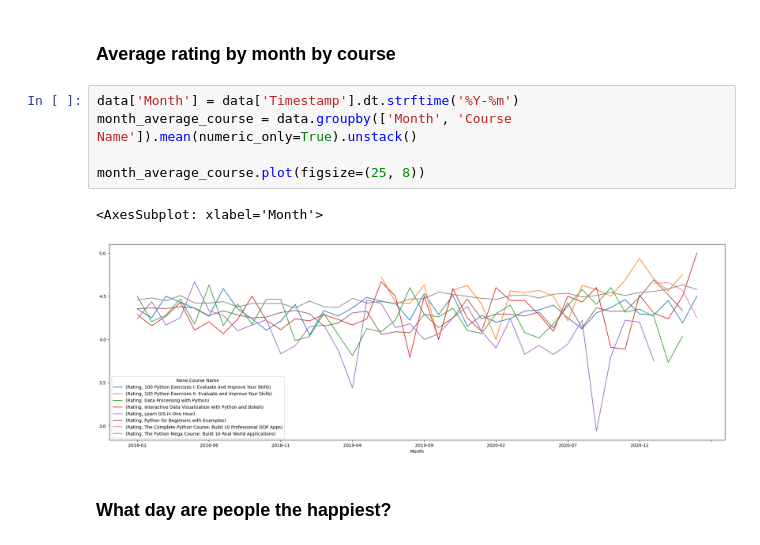
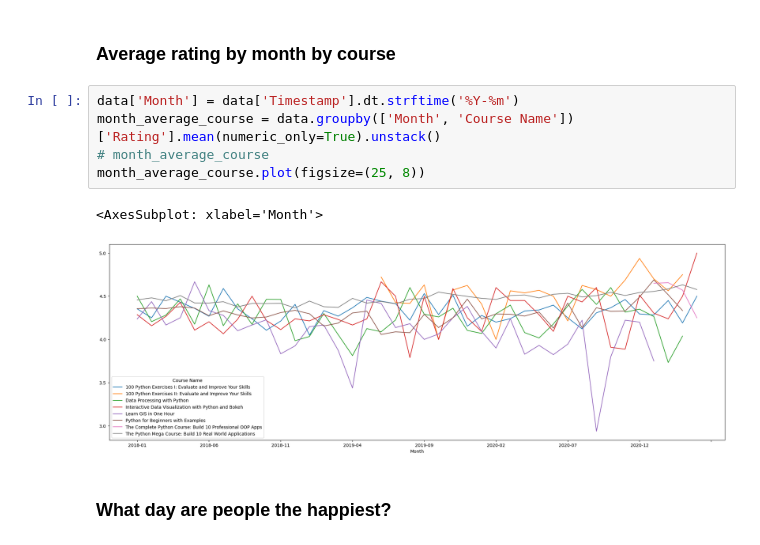
Before and after one commit to spartanhooah/data-viz, a Jupyter notebook: Plotting.ipynb, the cells around one changed output. Cells and saved outputs as stored; diff of their text form.

Commit message:
sort of finished visualization

```diff
--- a/Plotting.ipynb
+++ b/Plotting.ipynb
@@ -52,12 +52,12 @@ plt.plot(month_average.index, month_average['Rating'])
 ### Average rating by month by course
 # %%
 data['Month'] = data['Timestamp'].dt.strftime('%Y-%m')
-month_average_course = data.groupby(['Month', 'Course Name']).mean(numeric_only=True).unstack()
-
+month_average_course = data.groupby(['Month', 'Course Name'])['Rating'].mean(numeric_only=True).unstack()
+# month_average_course
 month_average_course.plot(figsize=(25, 8))
 # %% [output]
 <AxesSubplot: xlabel='Month'>
-[figure, old version]
+[figure, new version]
 # %% [markdown]
 ### What day are people the happiest?
 # %%
```
Also changed, not shown: 7 other files.
